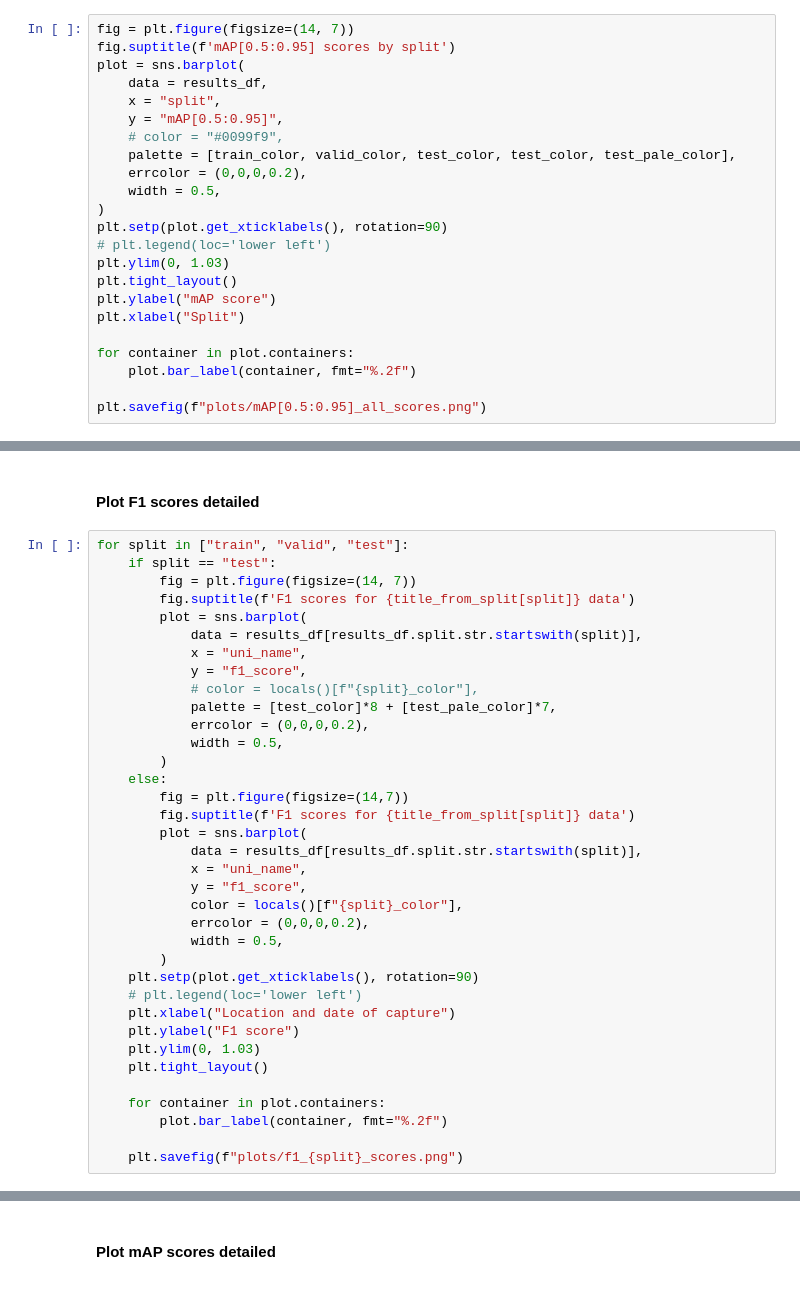
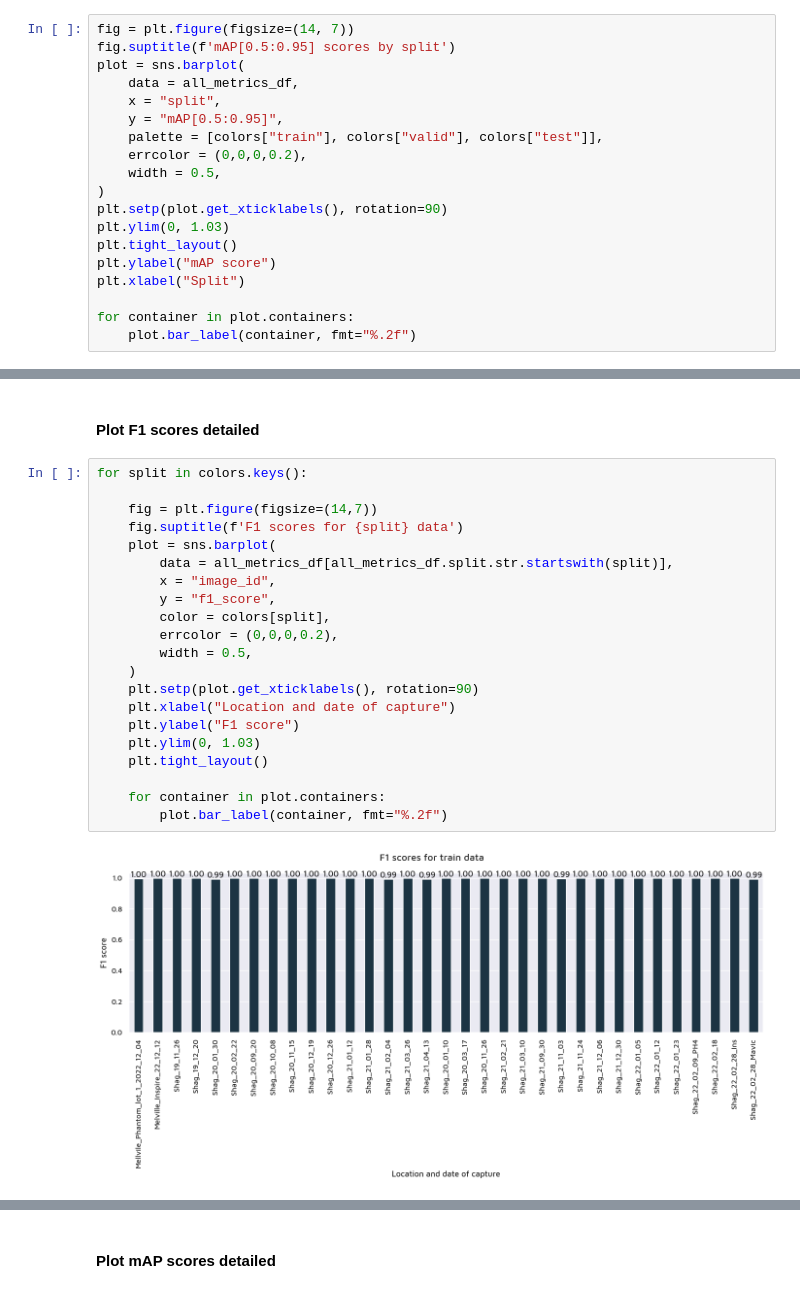
Before and after one commit to Appsilon/antarctic-shag-nests, a Jupyter notebook: end2end.ipynb, the cells around one changed output, grey strips where cells are left out. Cells and saved outputs as stored; diff of their text form.

```diff
--- a/end2end.ipynb
+++ b/end2end.ipynb
@@ -915,16 +709,14 @@ plt.savefig(f"plots/f1_all_scores.png")
 fig = plt.figure(figsize=(14, 7))
 fig.suptitle(f'mAP[0.5:0.95] scores by split')
 plot = sns.barplot(
-    data = results_df,
+    data = all_metrics_df,
     x = "split",
     y = "mAP[0.5:0.95]",
-    # color = "#0099f9",
-    palette = [train_color, valid_color, test_color, test_color, test_pale_color],
+    palette = [colors["train"], colors["valid"], colors["test"]],
     errcolor = (0,0,0,0.2),
     width = 0.5,
 )
 plt.setp(plot.get_xticklabels(), rotation=90)
-# plt.legend(loc='lower left')
 plt.ylim(0, 1.03)
 plt.tight_layout()
 plt.ylabel("mAP score")
@@ -932,6 +724,4 @@ plt.xlabel("Split")
 
 for container in plot.containers:
     plot.bar_label(container, fmt="%.2f")
-
-plt.savefig(f"plots/mAP[0.5:0.95]_all_scores.png")
 # %% [output]
@@ -939,38 +729,25 @@ plt.savefig(f"plots/mAP[0.5:0.95]_all_scores.png")
 # %% [markdown]
 #### Plot F1 scores detailed
 # %%
-for split in ["train", "valid", "test"]:
-    if split == "test":
-        fig = plt.figure(figsize=(14, 7))
-        fig.suptitle(f'F1 scores for {title_from_split[split]} data')
-        plot = sns.barplot(
-            data = results_df[results_df.split.str.startswith(split)],
-            x = "uni_name",
-            y = "f1_score",
-            # color = locals()[f"{split}_color"],
-            palette = [test_color]*8 + [test_pale_color]*7,
-            errcolor = (0,0,0,0.2),
-            width = 0.5,
-        )
-    else:
-        fig = plt.figure(figsize=(14,7))
-        fig.suptitle(f'F1 scores for {title_from_split[split]} data')
-        plot = sns.barplot(
-            data = results_df[results_df.split.str.startswith(split)],
-            x = "uni_name",
-            y = "f1_score",
-            color = locals()[f"{split}_color"],
-            errcolor = (0,0,0,0.2),
-            width = 0.5,
-        )
+for split in colors.keys():
+
+    fig = plt.figure(figsize=(14,7))
+    fig.suptitle(f'F1 scores for {split} data')
+    plot = sns.barplot(
+        data = all_metrics_df[all_metrics_df.split.str.startswith(split)],
+        x = "image_id",
+        y = "f1_score",
+        color = colors[split],
+        errcolor = (0,0,0,0.2),
+        width = 0.5,
+    )
     plt.setp(plot.get_xticklabels(), rotation=90)
-    # plt.legend(loc='lower left')
     plt.xlabel("Location and date of capture")
     plt.ylabel("F1 score")
     plt.ylim(0, 1.03)
     plt.tight_layout()
 
     for container in plot.containers:
         plot.bar_label(container, fmt="%.2f")
-
-    plt.savefig(f"plots/f1_{split}_scores.png")
+# %% [output]
+[figure, added]
```
Also changed, not shown: parts of 33 cells of this notebook, 1 other file.
